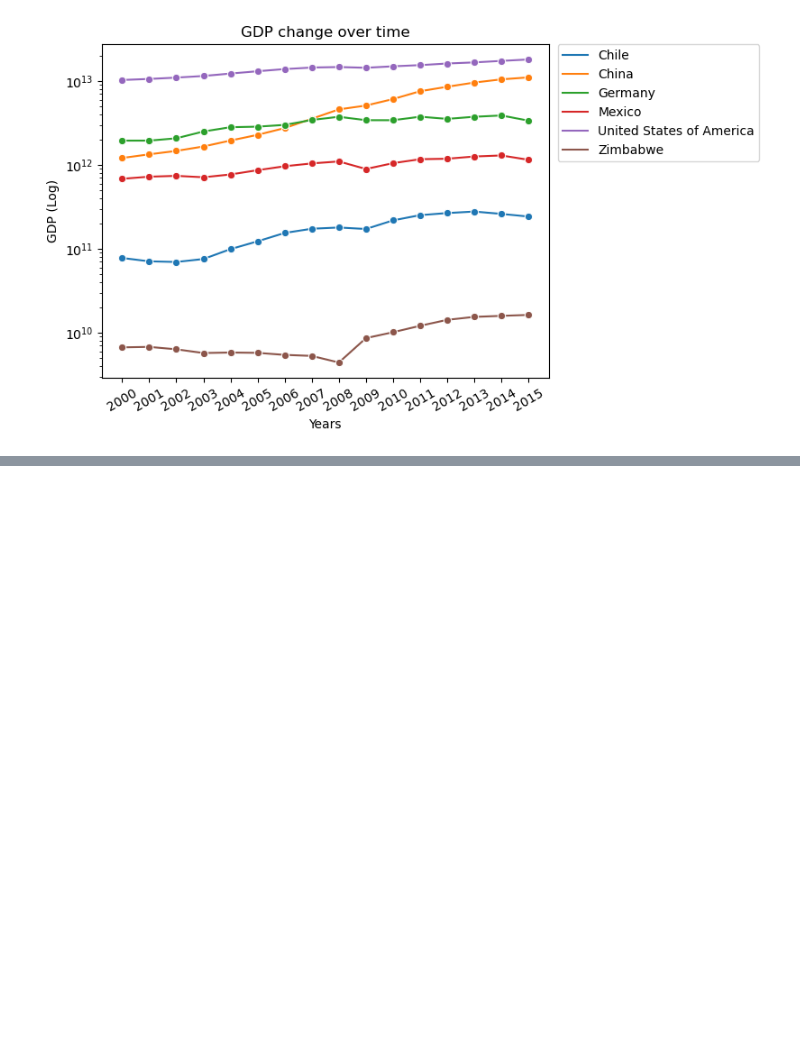
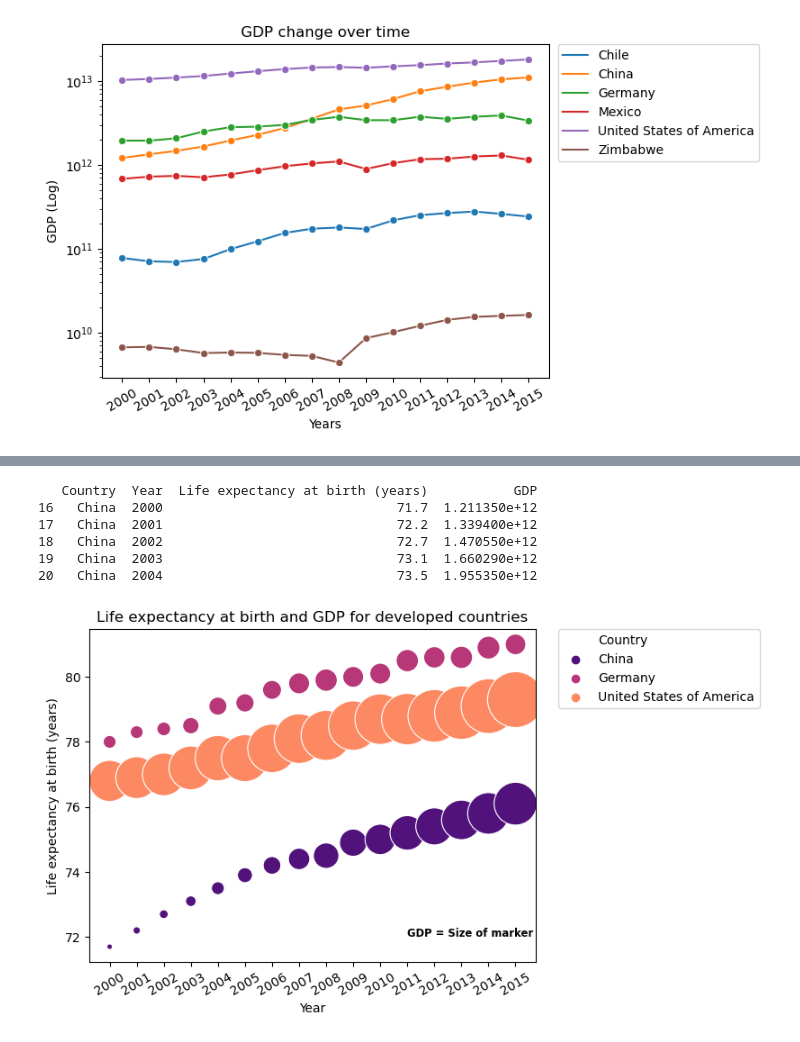
Before and after one commit to Claudio-AhumadaL/Life-Expectancy-and-GDP-Analysis, a Jupyter notebook: life_expectancy_gdp_Claudio-AhumadaL.ipynb, the cells around one changed output, grey strips where cells are left out. Cells and saved outputs as stored; diff of their text form; code cells hidden in the pictures; blank space fills up the shorter version.

Commit message:
Separate countries by devel. status. Add bubble chart
Add bubble chart of life expectancy at birht and GDP for developed countries

```diff
--- a/life_expectancy_gdp_Claudio-AhumadaL.ipynb
+++ b/life_expectancy_gdp_Claudio-AhumadaL.ipynb
@@ -199,3 +192,36 @@ plt.show()
+# %%
+# Separate countries between developed and under-developed
+
+developed_countries_data = legdp_data[(legdp_data["Country"] == "United States of America") |\
+                                      (legdp_data["Country"] == "Germany") |\
+                                     (legdp_data["Country"] == "China")]
+
+underdeveloped_countries_data = legdp_data[(legdp_data["Country"] == "Chile") |\
+                                      (legdp_data["Country"] == "Mexico") |\
+                                     (legdp_data["Country"] == "Zimbabwe")]
+
+print(developed_countries_data.head())
+# %% [output]
+   Country  Year  Life expectancy at birth (years)           GDP
+16   China  2000                              71.7  1.211350e+12
+17   China  2001                              72.2  1.339400e+12
+18   China  2002                              72.7  1.470550e+12
+19   China  2003                              73.1  1.660290e+12
+20   China  2004                              73.5  1.955350e+12
+# %%
+# Life expectancy at birht and GDP for developed countries using Bubble Chart
+
+axb = sns.scatterplot(data=developed_countries_data, x="Year", y="Life expectancy at birth (years)", \
+                      size="GDP", sizes=(20, 2000), hue = "Country", palette="magma")
+h,l = axb.get_legend_handles_labels()
+axb.set_xticks(years)
+axb.set_xticklabels(labels = years, rotation=30)
+plt.legend(h[0:4],l[0:4],bbox_to_anchor=(1.05, 1), loc=2, borderaxespad=0.)
+plt.text(2011, 72, "GDP = Size of marker", horizontalalignment='left', size='small', color='black', weight='semibold')
+plt.title("Life expectancy at birth and GDP for developed countries")
+plt.show()
+# %% [output]
+[figure, added]
 # %%
 # Life expectancy change over time - separate lineplots
 # %%
```
Also changed, not shown: parts of 3 cells of this notebook.
